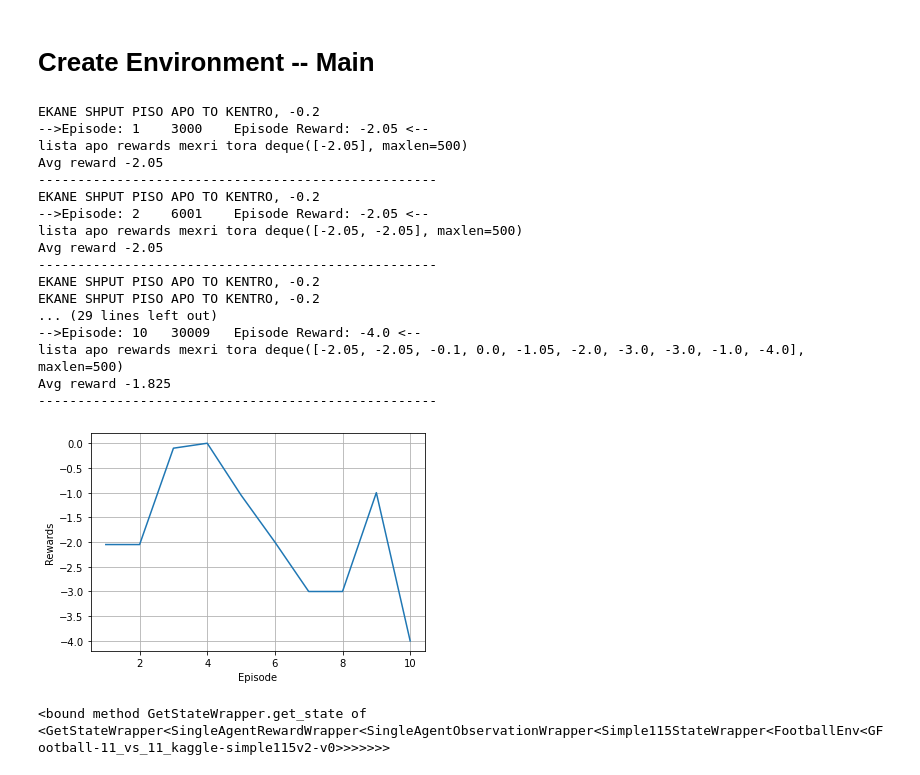
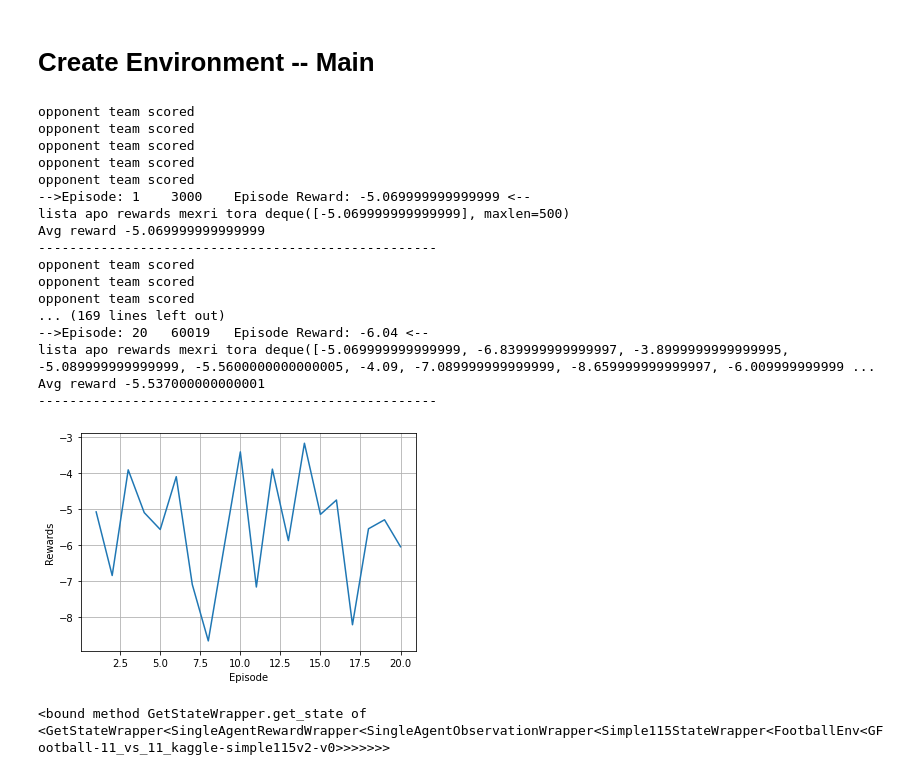
Before and after one commit to Georgemouts/Google-Research-Football-RL-DQN, a Jupyter notebook: G-Football.ipynb, the cells around one changed output. Saved outputs shown, nothing was run; the diff lists cells and outputs as text; code cells hidden in the pictures.

```diff
--- a/G-Football.ipynb
+++ b/G-Football.ipynb
@@ -162,10 +162,11 @@ class All_prints():
     #self.RewBuffer = RewBuffer
     self.reward=reward
 
-  def printstats(self,step,RewBuffer,eps_reward):  #Kaleitai otan ginei done , diladi otan teleiosei ena paixnidi
+  def printstats(self,step,RewBuffer,eps_reward,info):  #Kaleitai otan ginei done , diladi otan teleiosei ena paixnidi
     self.step=step
     self.RewBuffer=RewBuffer
     self.eps_reward=eps_reward
+    self.info=info
     print("-->Episode:",self.step%3000 + 1,"\t",step,"\t","Episode Reward:",self.eps_reward,"<--")
     #print("Step",step)
     print("lista apo rewards mexri tora" ,self.RewBuffer)
@@ -176,6 +177,8 @@ class All_prints():
     self.reward=reward
     if(self.reward==1):
       print("our team scored !!!")
+    elif(self.reward ==-1):
+      print("opponent team scored")
 
 
 
@@ -228,7 +243,7 @@ class Custom_Rewards():
 # %%
 #if __name__ =='main':
 #TO DO:MAKE A CLASS FOR LEARNING
-
+#TODO: SAVE GRAPH IMAGE - DO A SCORE GRAPH
 env = gym.make("GFootball-11_vs_11_kaggle-simple115v2-v0") #List with the 115 states
 eps_reward =0.0
 
@@ -256,7 +271,7 @@ for i in range(MINREPLAYSIZE):
 # MAIN TRAIN LOOP
 obs =env.reset()
 c= 0
-num_of_eps= 10     #GIVE NUMBER OF EPISODES
+num_of_eps= 20     #GIVE NUMBER OF EPISODES
 
 for step in range((3000 * num_of_eps) + num_of_eps ):# play 3000 steps = 1 match = 1 episode
 
@@ -275,7 +290,7 @@ for step in range((3000 * num_of_eps) + num_of_eps ):# play 3000 steps = 1 match
 
 #give reward after action with current observations not the new ones-result of the action
 
-  reward = cust_rew.custom_rew(obs,action,reward)
+  reward = cust_rew.custom_rew(obs,action,reward,new_obs)
 
   #print who scored
   all_prints.print_who_scored(reward)
@@ -289,7 +304,7 @@ for step in range((3000 * num_of_eps) + num_of_eps ):# play 3000 steps = 1 match
     obs=env.reset()
     agent.RewBuffer.append(eps_reward)
     #Print Resume when an episode ends
-    all_prints.printstats(step,agent.RewBuffer,eps_reward)#balto sto rewgraph
+    all_prints.printstats(step,agent.RewBuffer,eps_reward,info)#balto sto rewgraph
     if(step == (3000 * num_of_eps)+num_of_eps -1):
       all_prints.rew_graph(agent.RewBuffer,step,num_of_eps)
     eps_reward =0.0
@@ -298,49 +313,50 @@ for step in range((3000 * num_of_eps) + num_of_eps ):# play 3000 steps = 1 match
 # Start Gradient Step
   transitions =random.sample(agent.ReplayBuffer , BATCH_SIZE) #sample batch_size number of random transitions from Replaybuffer ,
                                                               # Replay buffer have been filled earlier
 
  #Store arrays and conver them to pytorch sensors
   obses_t,actions_t,rewards_t,dones_t,new_obses_t = agent.Arrays_To_Tensors(transitions)
 
   #Compute Targets
   target_q_values = agent.target_net(new_obses_t)# q values for each observation
   max_target_q_values = target_q_values.max(dim=1,keepdim=True)[0] #take the maximum value in dim =1 , discard all the rest dimensions
                                                                   #max returns tuple , first element is highest values and second is the index to them
 
   targets = rewards_t +GAMMA + (1-dones_t) * max_target_q_values #deepmind_atari_paper dqn learn with replay
                                                                 #if its a terminal state: dones_t =1 -> targets= rewards_t
 
   #Compute Loss
   q_values = agent.online_net(obses_t)
   action_q_values =torch.gather(input=q_values,dim=1,index=actions_t)
   loss=nn.functional.smooth_l1_loss(action_q_values,targets)
 
   #Gradient Descent
   agent.learn(loss)
 
 
   #Update the target network, copying all weights and biases in DQN
   if step% TARGET_UPDATE_FREQ == 0:   #Update target network based on online network
+
     agent.target_net.load_state_dict(agent.online_net.state_dict())
 # %% [output]
-EKANE SHPUT PISO APO TO KENTRO, -0.2
--->Episode: 1    3000    Episode Reward: -2.05 <--
-lista apo rewards mexri tora deque([-2.05], maxlen=500)
-Avg reward -2.05
+opponent team scored
+opponent team scored
+opponent team scored
+opponent team scored
+opponent team scored
+-->Episode: 1    3000    Episode Reward: -5.069999999999999 <--
+lista apo rewards mexri tora deque([-5.069999999999999], maxlen=500)
+Avg reward -5.069999999999999
 ---------------------------------------------------
-EKANE SHPUT PISO APO TO KENTRO, -0.2
--->Episode: 2    6001    Episode Reward: -2.05 <--
-lista apo rewards mexri tora deque([-2.05, -2.05], maxlen=500)
-Avg reward -2.05
+opponent team scored
+opponent team scored
+opponent team scored
+... (169 lines left out)
+-->Episode: 20   60019   Episode Reward: -6.04 <--
+lista apo rewards mexri tora deque([-5.069999999999999, -6.839999999999997, -3.8999999999999995, -5.089999999999999, -5.5600000000000005, -4.09, -7.089999999999999, -8.659999999999997, -6.009999999999 ...
+Avg reward -5.537000000000001
 ---------------------------------------------------
-EKANE SHPUT PISO APO TO KENTRO, -0.2
-EKANE SHPUT PISO APO TO KENTRO, -0.2
-... (29 lines left out)
--->Episode: 10   30009   Episode Reward: -4.0 <--
-lista apo rewards mexri tora deque([-2.05, -2.05, -0.1, 0.0, -1.05, -2.0, -3.0, -3.0, -1.0, -4.0], maxlen=500)
-Avg reward -1.825
----------------------------------------------------
-[figure, old version]
+[figure, new version]
 # %%
 #Custom rewards - find ball team owner in obs list
 env.reset()
```
Also changed, not shown: parts of 2 cells of this notebook.
